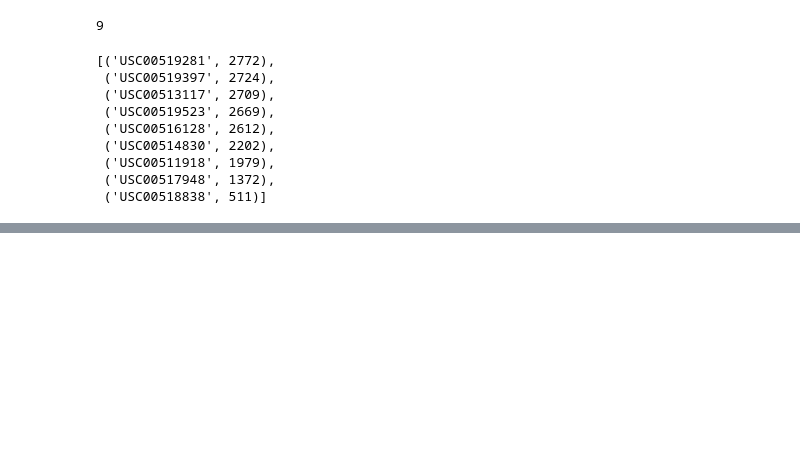
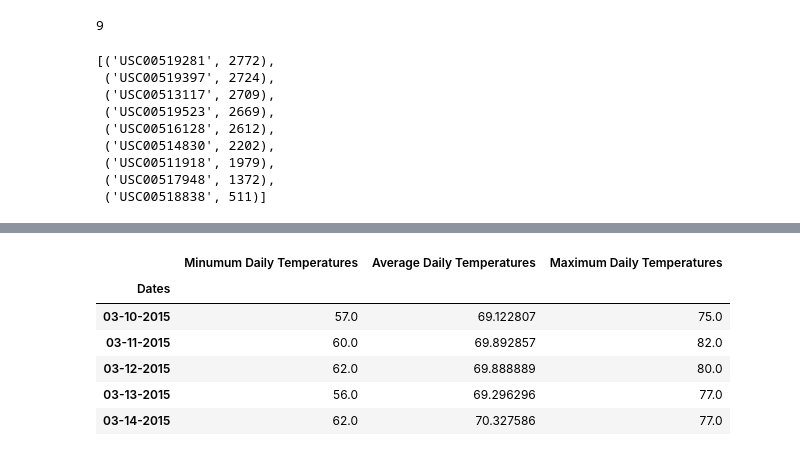
Before and after one commit to Sbrown146/Class-Homework, a Jupyter notebook: Advanced_SQL_Homework/SQL_Advanced_Homework.ipynb, the cells around one changed output, grey strips where cells are left out. Saved outputs shown, nothing was run; the diff lists cells and outputs as text; code cells hidden in the pictures; blank space fills up the shorter version.

```diff
--- a/Advanced_SQL_Homework/SQL_Advanced_Homework.ipynb
+++ b/Advanced_SQL_Homework/SQL_Advanced_Homework.ipynb
@@ -103,0 +407,86 @@ Max_Station_Stats
+# %%
+# Vacation data using function put into a dataframe.
+# These are dates just for specific days however, 2015 is added
+# since that will be the year that the vacation dates occur.
+
+Vac_daily_df=pd.DataFrame({
+    "Dates": [
+             '03-10-2015','03-11-2015','03-12-2015','03-13-2015','03-14-2015',
+             '03-15-2015','03-16-2015','03-17-2015','03-18-2015','03-19-2015',
+             '03-20-2015','03-21-2015','03-22-2015','03-23-2015','03-24-2015',
+             ],
+
+
+
+    "Minumum Daily Temperatures": [
+                                  daily_normals('03-10')[0][0],
+                                  daily_normals('03-11')[0][0],
+                                  daily_normals('03-12')[0][0],
+                                  daily_normals('03-13')[0][0],
+                                  daily_normals('03-14')[0][0],
+                                  daily_normals('03-15')[0][0],
+                                  daily_normals('03-16')[0][0],
+                                  daily_normals('03-17')[0][0],
+                                  daily_normals('03-18')[0][0],
+                                  daily_normals('03-19')[0][0],
+                                  daily_normals('03-20')[0][0],
+                                  daily_normals('03-21')[0][0],
+                                  daily_normals('03-22')[0][0],
+                                  daily_normals('03-23')[0][0],
+                                  daily_normals('03-24')[0][0]
+                                  ],
+
+
+
+    "Average Daily Temperatures": [
+                                  daily_normals('03-10')[0][1],
+                                  daily_normals('03-11')[0][1],
+                                  daily_normals('03-12')[0][1],
+                                  daily_normals('03-13')[0][1],
+                                  daily_normals('03-14')[0][1],
+                                  daily_normals('03-15')[0][1],
+                                  daily_normals('03-16')[0][1],
+                                  daily_normals('03-17')[0][1],
+                                  daily_normals('03-18')[0][1],
+                                  daily_normals('03-19')[0][1],
+                                  daily_normals('03-20')[0][1],
+                                  daily_normals('03-21')[0][1],
+                                  daily_normals('03-22')[0][1],
+                                  daily_normals('03-23')[0][1],
+                                  daily_normals('03-24')[0][1]
+                                  ],
+
+
+
+    "Maximum Daily Temperatures": [
+                                  daily_normals('03-10')[0][2],
+                                  daily_normals('03-11')[0][2],
+                                  daily_normals('03-12')[0][2],
+                                  daily_normals('03-13')[0][2],
+                                  daily_normals('03-14')[0][2],
+                                  daily_normals('03-15')[0][2],
+                                  daily_normals('03-16')[0][2],
+                                  daily_normals('03-17')[0][2],
+                                  daily_normals('03-18')[0][2],
+                                  daily_normals('03-19')[0][2],
+                                  daily_normals('03-20')[0][2],
+                                  daily_normals('03-21')[0][2],
+                                  daily_normals('03-22')[0][2],
+                                  daily_normals('03-23')[0][2],
+                                  daily_normals('03-24')[0][2]
+                                  ],
+                        }
+                        )
+
+
+
+Vac_daily_df=Vac_daily_df.set_index(['Dates'])
+Vac_daily_df.head()
+# %% [output]
+|  | Minumum Daily Temperatures | Average Daily Temperatures | Maximum Daily Temperatures |
+| Dates |  |  |  |
+| 03-10-2015 | 57.0 | 69.122807 | 75.0 |
+| 03-11-2015 | 60.0 | 69.892857 | 82.0 |
+| 03-12-2015 | 62.0 | 69.888889 | 80.0 |
+| 03-13-2015 | 56.0 | 69.296296 | 77.0 |
+| 03-14-2015 | 62.0 | 70.327586 | 77.0 |
```
Also changed, not shown: parts of 28 cells of this notebook, 5 other files.
